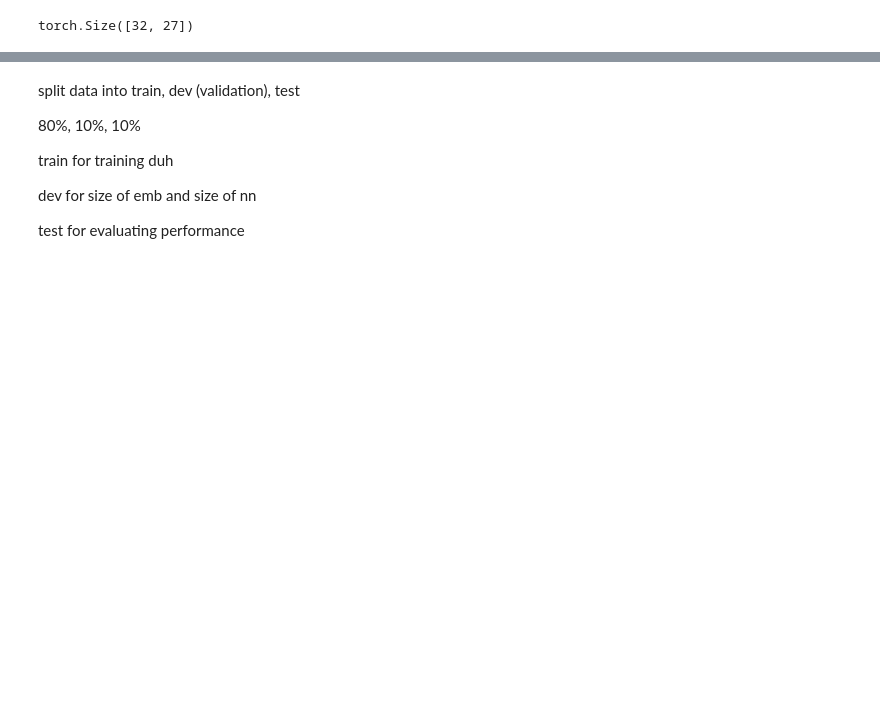
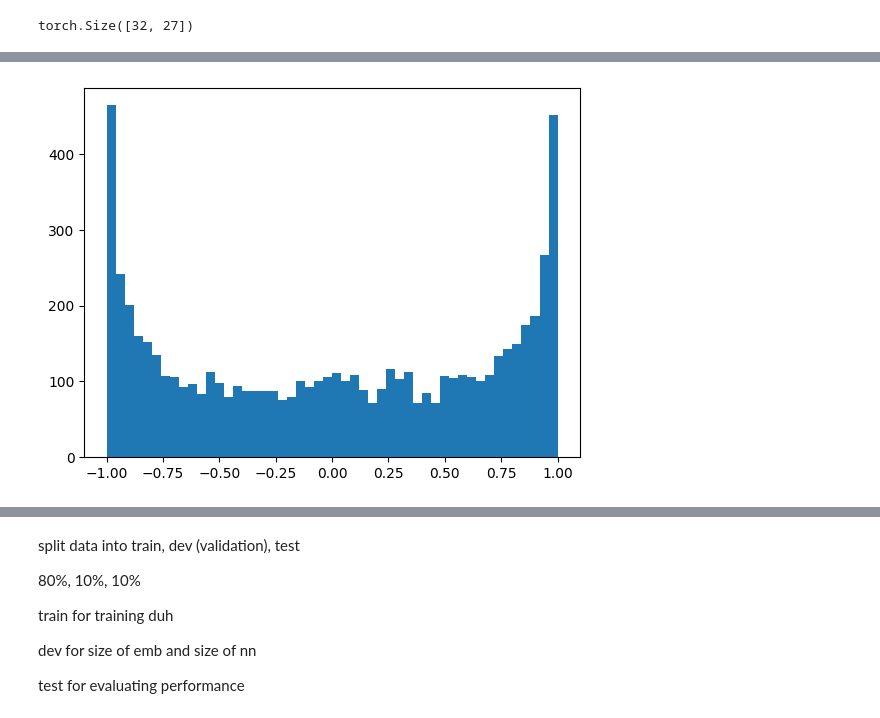
Before and after one commit to 0oAstro/neural_network_karpathy, a Jupyter notebook: makemore/makemore_mlp.ipynb, the cells around one changed output, grey strips where cells are left out. Cells and saved outputs as stored; diff of their text form; code cells hidden in the pictures; blank space fills up the shorter version.

```diff
--- a/makemore/makemore_mlp.ipynb
+++ b/makemore/makemore_mlp.ipynb
@@ -427,3 +485,7 @@ for i in range(200000):
+# %%
+plt.hist(h.view(-1).tolist(), bins=50); # -1 and 1 values very bad => grad = 0
+# %% [output]
+[figure, added]
 # %%
 plt.plot(stepi, lossi)
 # %% [output]
```
Also changed, not shown: parts of 26 cells of this notebook, 1 other file.
